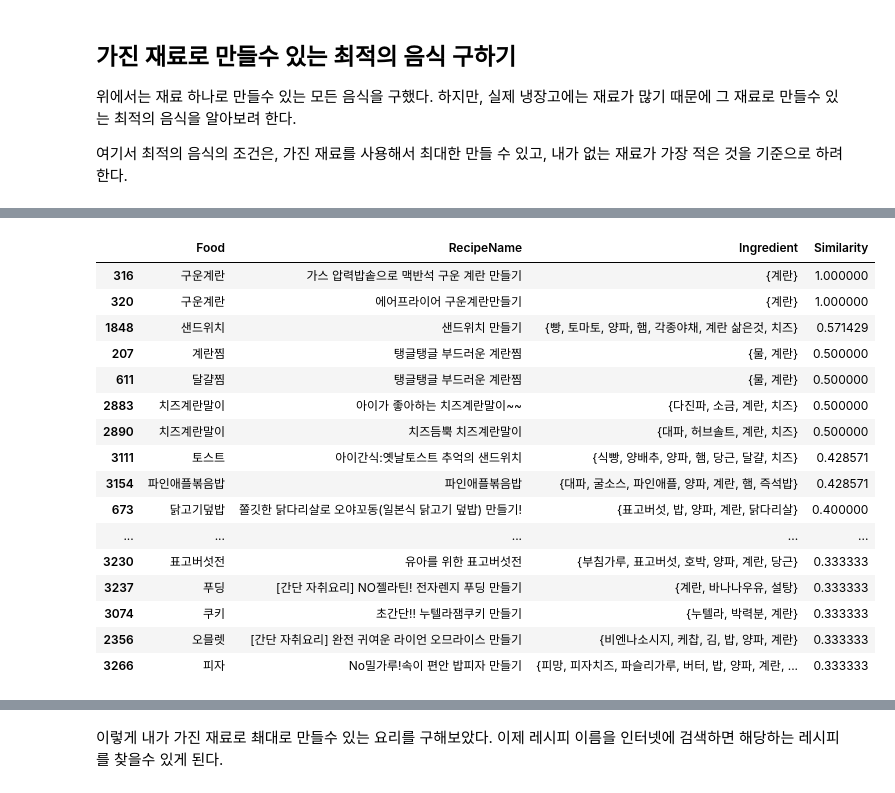
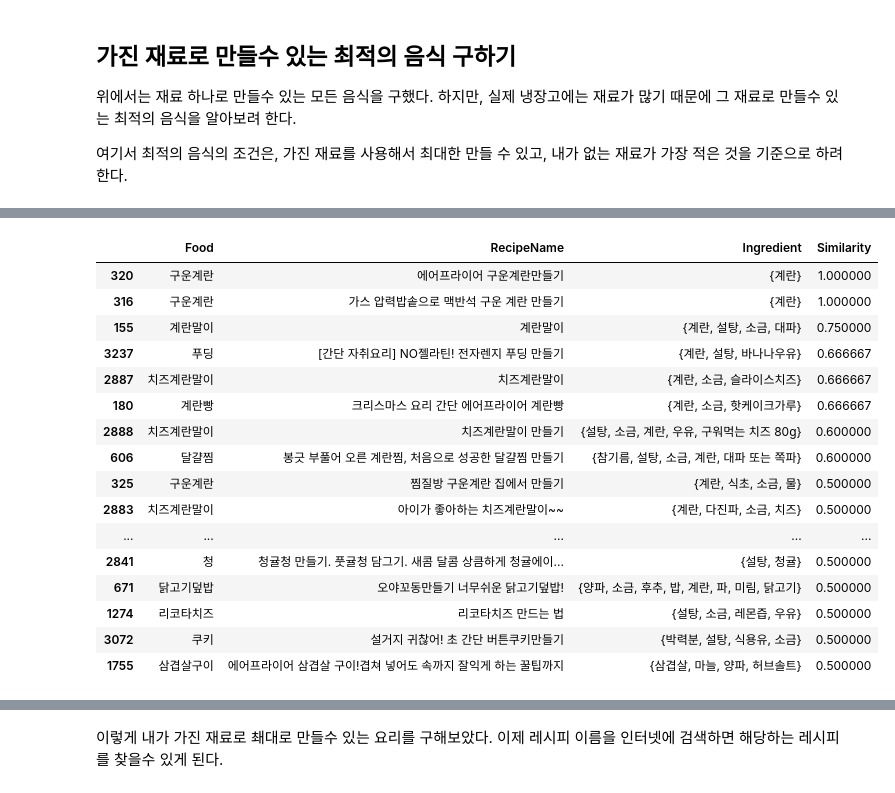
Before and after one commit to myoun/notebook, a Jupyter notebook: notebooks/food analysis.ipynb, the cells around one changed output, grey strips where cells are left out. Drawn from its saved outputs; the diff is of its cells as text; code cells hidden in the pictures.

Commit message:
food analysis: filtering

```diff
--- a/notebooks/food analysis.ipynb
+++ b/notebooks/food analysis.ipynb
@@ -309,41 +313,41 @@ $X_{n}$과 $R_{n}$의 유사도를 검사해서 높은 순으로 정렬한다.
 # %%
-def jaccard_similarity(set1, set2):
+def jaccard_similarity(set1, set2): # 자카드 유사도를 이용하여 유사도 측정
     intersection = len(set1.intersection(set2))
     union = len(set1.union(set2))
     return intersection / union if union != 0 else 0.0
 
-A = {'토마토', '치즈', '햄', '고추장', '계란', '양파'}
+A = {'닭고기', '양파', '소금', '설탕', '계란', '진간장', '마늘'}
 
-R = df.groupby(["Food", "RecipeName"])['Ingredient'].apply(set).reset_index()
+R = df.groupby(["Food", "RecipeName"])['Ingredient'].apply(set).reset_index() # 음식 이름과 레시피 이름을 기준으로 그룹화 후, 재료들을 집합으로 묶음
 
 result = R.copy()
-similarities = np.zeros(len(result))
+similarities = np.zeros(len(result)) # 0으로 채워진 배열 생성
 for index, row in R.iterrows():
     Rn = row['Ingredient']
     Xn = A & Rn
     if len(Xn) == 0:
         continue
     sim = jaccard_similarity(Xn, Rn)
     similarities[index] = np.float64(sim)
 result['Similarity'] = similarities
 
-result = result.sort_values(by="Similarity", ascending=False).head(30)
+result = result.sort_values(by="Similarity", ascending=False).head(30) # 유사도 기준으로 내림차순 정렬 후 상위 n개만 뽑기
 result
 # %% [output]
 |  | Food | RecipeName | Ingredient | Similarity |
+| 320 | 구운계란 | 에어프라이어 구운계란만들기 | {계란} | 1.000000 |
 | 316 | 구운계란 | 가스 압력밥솥으로 맥반석 구운 계란 만들기 | {계란} | 1.000000 |
-| 320 | 구운계란 | 에어프라이어 구운계란만들기 | {계란} | 1.000000 |
-| 1848 | 샌드위치 | 샌드위치 만들기 | {빵, 토마토, 양파, 햄, 각종야채, 계란 삶은것, 치즈} | 0.571429 |
-| 207 | 계란찜 | 탱글탱글 부드러운 계란찜 | {물, 계란} | 0.500000 |
-| 611 | 달걀찜 | 탱글탱글 부드러운 계란찜 | {물, 계란} | 0.500000 |
-| 2883 | 치즈계란말이 | 아이가 좋아하는 치즈계란말이~~ | {다진파, 소금, 계란, 치즈} | 0.500000 |
-| 2890 | 치즈계란말이 | 치즈듬뿍 치즈계란말이 | {대파, 허브솔트, 계란, 치즈} | 0.500000 |
-| 3111 | 토스트 | 아이간식:옛날토스트 추억의 샌드위치 | {식빵, 양배추, 양파, 햄, 당근, 달걀, 치즈} | 0.428571 |
-| 3154 | 파인애플볶음밥 | 파인애플볶음밥 | {대파, 굴소스, 파인애플, 양파, 계란, 햄, 즉석밥} | 0.428571 |
-| 673 | 닭고기덮밥 | 쫄깃한 닭다리살로 오야꼬동(일본식 닭고기 덮밥) 만들기! | {표고버섯, 밥, 양파, 계란, 닭다리살} | 0.400000 |
+| 155 | 계란말이 | 계란말이 | {계란, 설탕, 소금, 대파} | 0.750000 |
+| 3237 | 푸딩 | [간단 자취요리] NO젤라틴! 전자렌지 푸딩 만들기 | {계란, 설탕, 바나나우유} | 0.666667 |
+| 2887 | 치즈계란말이 | 치즈계란말이 | {계란, 소금, 슬라이스치즈} | 0.666667 |
+| 180 | 계란빵 | 크리스마스 요리 간단 에어프라이어 계란빵 | {계란, 소금, 핫케이크가루} | 0.666667 |
+| 2888 | 치즈계란말이 | 치즈계란말이 만들기 | {설탕, 소금, 계란, 우유, 구워먹는 치즈 80g} | 0.600000 |
+| 606 | 달걀찜 | 봉긋 부풀어 오른 계란찜, 처음으로 성공한 달걀찜 만들기 | {참기름, 설탕, 소금, 계란, 대파 또는 쪽파} | 0.600000 |
+| 325 | 구운계란 | 찜질방 구운계란 집에서 만들기 | {계란, 식초, 소금, 물} | 0.500000 |
+| 2883 | 치즈계란말이 | 아이가 좋아하는 치즈계란말이~~ | {계란, 다진파, 소금, 치즈} | 0.500000 |
 | ... | ... | ... | ... | ... |
-| 3230 | 표고버섯전 | 유아를 위한 표고버섯전 | {부침가루, 표고버섯, 호박, 양파, 계란, 당근} | 0.333333 |
-| 3237 | 푸딩 | [간단 자취요리] NO젤라틴! 전자렌지 푸딩 만들기 | {계란, 바나나우유, 설탕} | 0.333333 |
-| 3074 | 쿠키 | 초간단!! 누텔라잼쿠키 만들기 | {누텔라, 박력분, 계란} | 0.333333 |
-| 2356 | 오믈렛 | [간단 자취요리] 완전 귀여운 라이언 오므라이스 만들기 | {비엔나소시지, 케찹, 김, 밥, 양파, 계란} | 0.333333 |
-| 3266 | 피자 | No밀가루!속이 편안 밥피자 만들기 | {피망, 피자치즈, 파슬리가루, 버터, 밥, 양파, 계란, ... | 0.333333 |
+| 2841 | 청 | 청귤청 만들기. 풋귤청 담그기. 새콤 달콤 상큼하게 청귤에이... | {설탕, 청귤} | 0.500000 |
+| 671 | 닭고기덮밥 | 오야꼬동만들기 너무쉬운 닭고기덮밥! | {양파, 소금, 후추, 밥, 계란, 파, 미림, 닭고기} | 0.500000 |
+| 1274 | 리코타치즈 | 리코타치즈 만드는 법 | {설탕, 소금, 레몬즙, 우유} | 0.500000 |
+| 3072 | 쿠키 | 설거지 귀찮어! 초 간단 버튼쿠키만들기 | {박력분, 설탕, 식용유, 소금} | 0.500000 |
+| 1755 | 삼겹살구이 | 에어프라이어 삼겹살 구이!겹쳐 넣어도 속까지 잘익게 하는 꿀팁까지 | {삼겹살, 마늘, 양파, 허브솔트} | 0.500000 |
```
Also changed, not shown: parts of 4 cells of this notebook.
